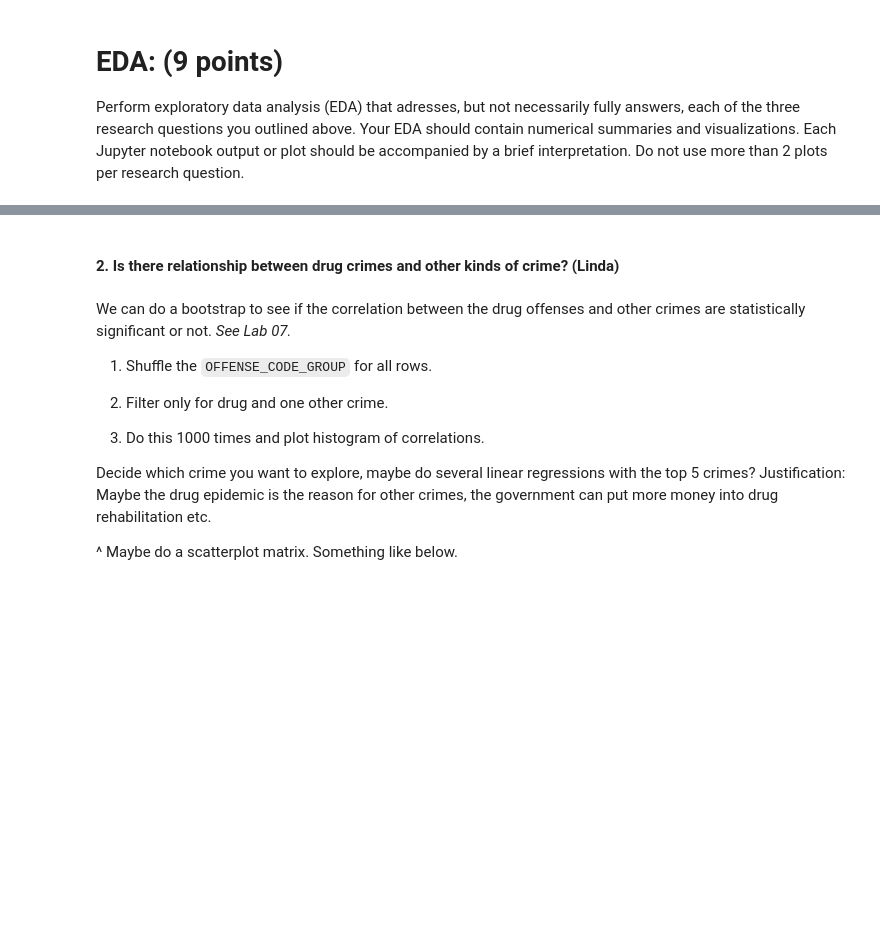
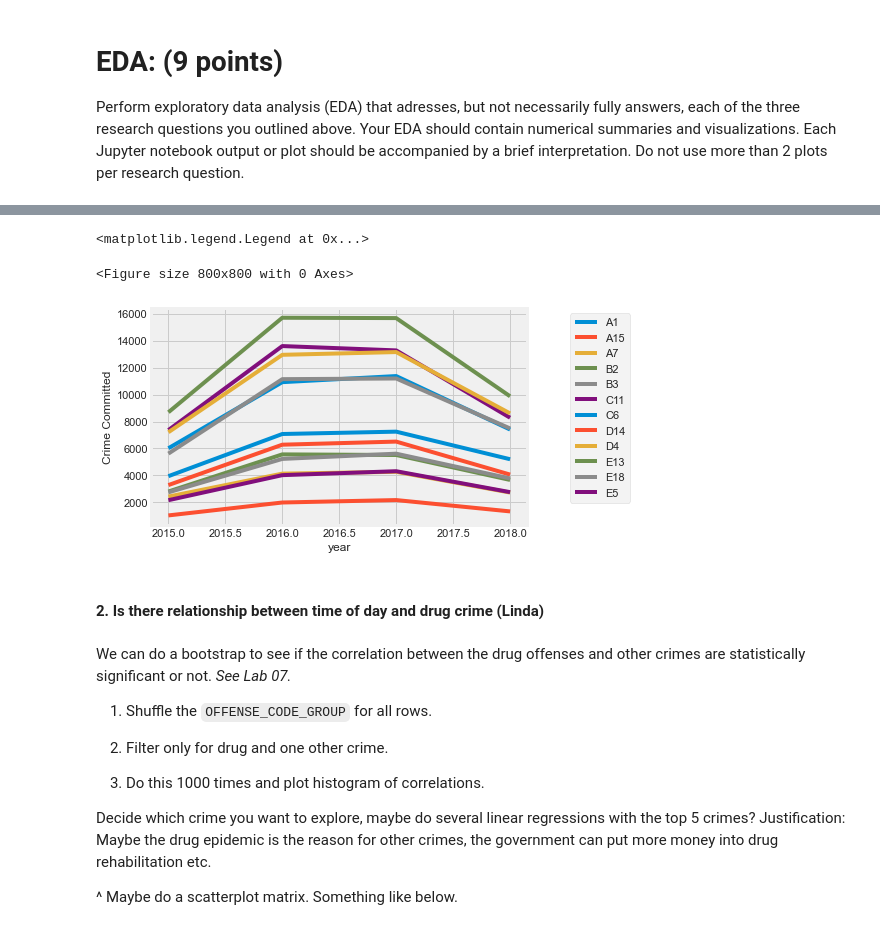
Before and after one commit to Nickkozy-bot/intro_to_ds, a Jupyter notebook: Proposal.ipynb, the cells around one changed output, grey strips where cells are left out. Cells and saved outputs as stored; diff of their text form; code cells hidden in the pictures; blank space fills up the shorter version.

```diff
--- a/Proposal.ipynb
+++ b/Proposal.ipynb
@@ -206,5 +149,32 @@ district[(district.DISTRICT == 'B2')].groupby('OFFENSE_CODE_GROUP').agg('count')
+# %%
+from matplotlib.pyplot import figure
+
+figure(figsize=(10, 10), dpi=80)
+
+crime_year = crime.groupby(['YEAR','DISTRICT']).agg('count')[['INCIDENT_NUMBER']].reset_index()
+
+crime_year = crime_year.rename(columns={"INCIDENT_NUMBER": "n_crime",
+                                       "YEAR":"year",
+                                       "DISTRICT":"district"})
+
+pivot_crime_year = crime_year.pivot_table(values = 'n_crime',
+                       index = 'year',
+                      columns = 'district',
+                     fill_value = 0)
+
+# crime_year.plot.scatter('year', 'n_crime', c = 'district')
+# crime_year.plot('year', 'n_crime')
+
+crime_year_plot = pivot_crime_year.plot()
+
+crime_year_plot.set_ylabel('Crime Committed')
+crime_year_plot.legend(bbox_to_anchor=(1.1, 1))
+# %% [output]
+<matplotlib.legend.Legend at 0x...>
+<Figure size 800x800 with 0 Axes>
+[figure, added]
 # %% [markdown]
-#### 2. Is there relationship between drug crimes and other kinds of crime? (Linda)
+#### 2. Is there relationship between time of day and drug crime (Linda)
 # %% [markdown]
 We can do a bootstrap to see if the correlation between the drug offenses and other crimes are statistically significant or not. *See Lab 07.*
 
```
Also changed, not shown: parts of 7 cells of this notebook.
